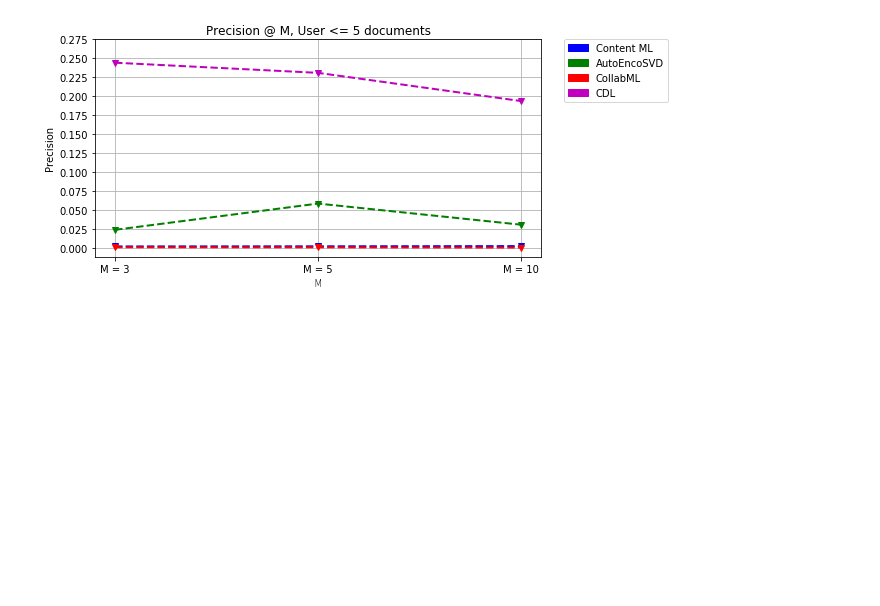
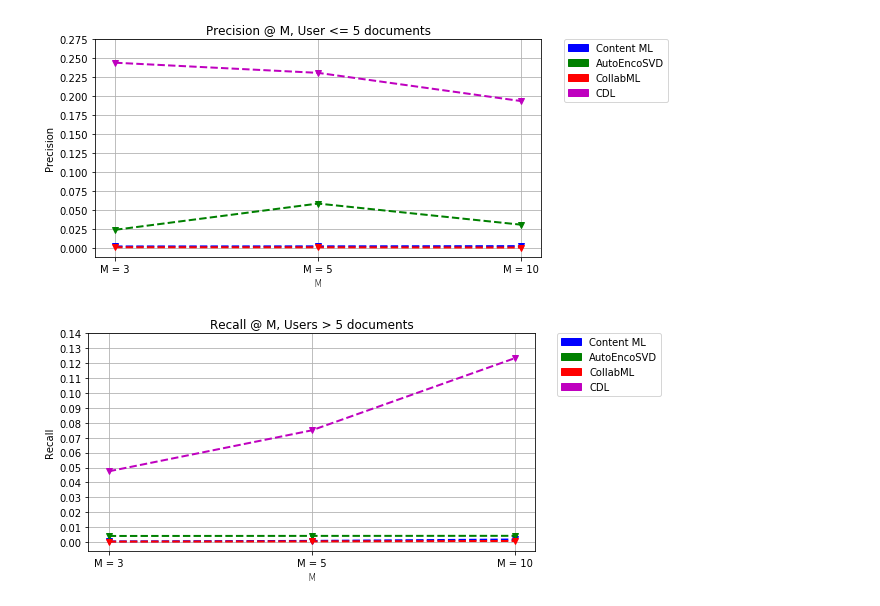
Before and after one commit to midNight-jam/CMPE295B_Recommendation_System_for_Scietific_Literature, a Jupyter notebook: neural_network_exp/finalGraphs.ipynb, the cells around one changed output. Saved outputs shown, nothing was run; the diff lists cells and outputs as text; code cells hidden in the pictures; blank space fills up the shorter version.

Commit message:
final visual

```diff
--- a/neural_network_exp/finalGraphs.ipynb
+++ b/neural_network_exp/finalGraphs.ipynb
@@ -148,3 +148,33 @@ plt.grid(True)
 plt.show()
 # %% [output]
 [figure]
+# %%
+import matplotlib.pylab as plt
+import matplotlib.patches as mpatches
+import numpy as np
+
+rd1 = [0.0004398141971, 0.0008005536039, 0.00173364872]
+rd2 = [0.004104697624, 0.004155368251, 0.004199746811]
+rd3 = [0.0003027858192, 0.0004639415032, 0.00072936722]
+rd4 = [0.04746363866, 0.07492522909, 0.1232890613]
+
+plt.figure(1, figsize=(8, 4))
+plt.plot(rd1, 'b', marker='v', linestyle='dashed', linewidth=2, markersize=6)
+plt.plot(rd2, 'g', marker='v', linestyle='dashed', linewidth=2, markersize=6)
+plt.plot(rd3, 'r', marker='v', linestyle='dashed', linewidth=2, markersize=6)
+plt.plot(rd4, 'm', marker='v', linestyle='dashed', linewidth=2, markersize=6)
+
+c1 = mpatches.Patch(color='b', label='Content ML')
+c2 = mpatches.Patch(color='g', label='AutoEncoSVD')
+c3 = mpatches.Patch(color='r', label='CollabML')
+c4 = mpatches.Patch(color='m', label='CDL')
+plt.legend(handles=[c1, c2, c3, c4], bbox_to_anchor=(1.05, 1), loc=2, borderaxespad=0.)
+plt.xlabel('M', weight = 8)
+plt.ylabel('Recall')
+plt.xticks([0, 1, 2], ['M = 3', 'M = 5', 'M = 10'])
+plt.title('Recall @ M, Users > 5 documents')
+plt.yticks(np.arange(0, 0.15, step=0.01))
+plt.grid(True)
+plt.show()
+# %% [output]
+[figure, added]
```
Also changed, not shown: 1 other file.
